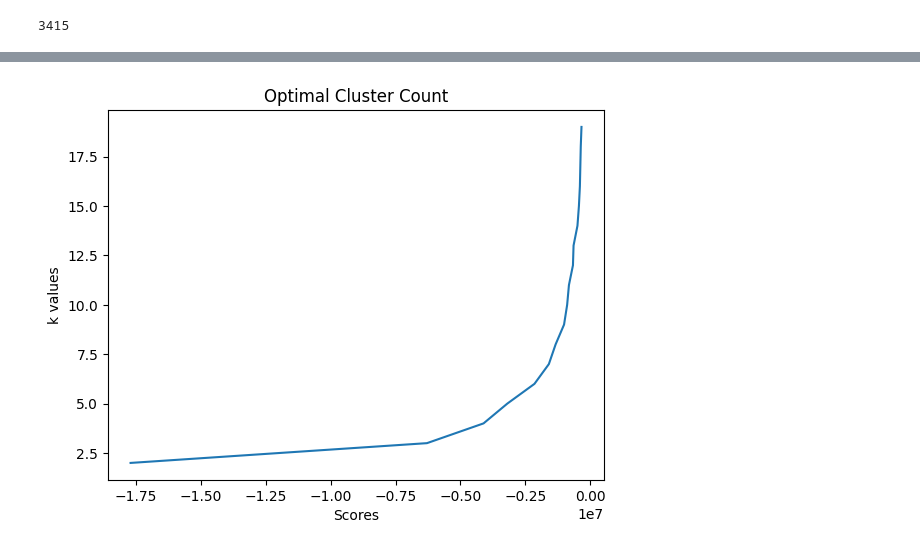
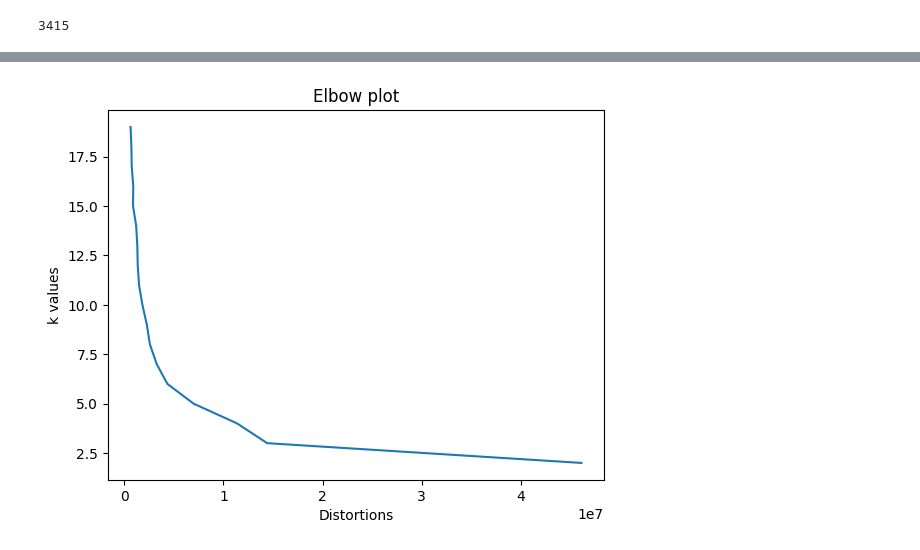
Before and after one commit to NishithP2004/19CSE305_ML, a Jupyter notebook: Lab_Session_05_21_08_2024.ipynb, the cells around one changed output, grey strips where cells are left out. Cells and saved outputs as stored; diff of their text form; code cells hidden in the pictures.

```diff
--- a/Lab_Session_05_21_08_2024.ipynb
+++ b/Lab_Session_05_21_08_2024.ipynb
@@ -129,20 +165,19 @@ DB = 0.622019179574983
 # %%
-# A6
+# A7
 import matplotlib.pyplot as plt
 
+distortions = []
 k_values = range(2, 20)
-scores = []
 
 for k in k_values:
-  kmeans = KMeans(n_clusters=k)
+  kmeans = KMeans(n_clusters=k, n_init="auto")
   kmeans.fit(X_train, y_train)
+  distortions.append(kmeans.inertia_)
 
-  scores.append(kmeans.score(X_test, y_test))
-
-plt.plot(scores, k_values)
-plt.title("Optimal Cluster Count")
-plt.xlabel("Scores")
+plt.plot(distortions, k_values)
+plt.title("Elbow plot")
+plt.xlabel("Distortions")
 plt.ylabel("k values")
 plt.show()
 # %% [output]
-[figure, old version]
+[figure, new version]
```
Also changed, not shown: parts of 9 cells of this notebook.
